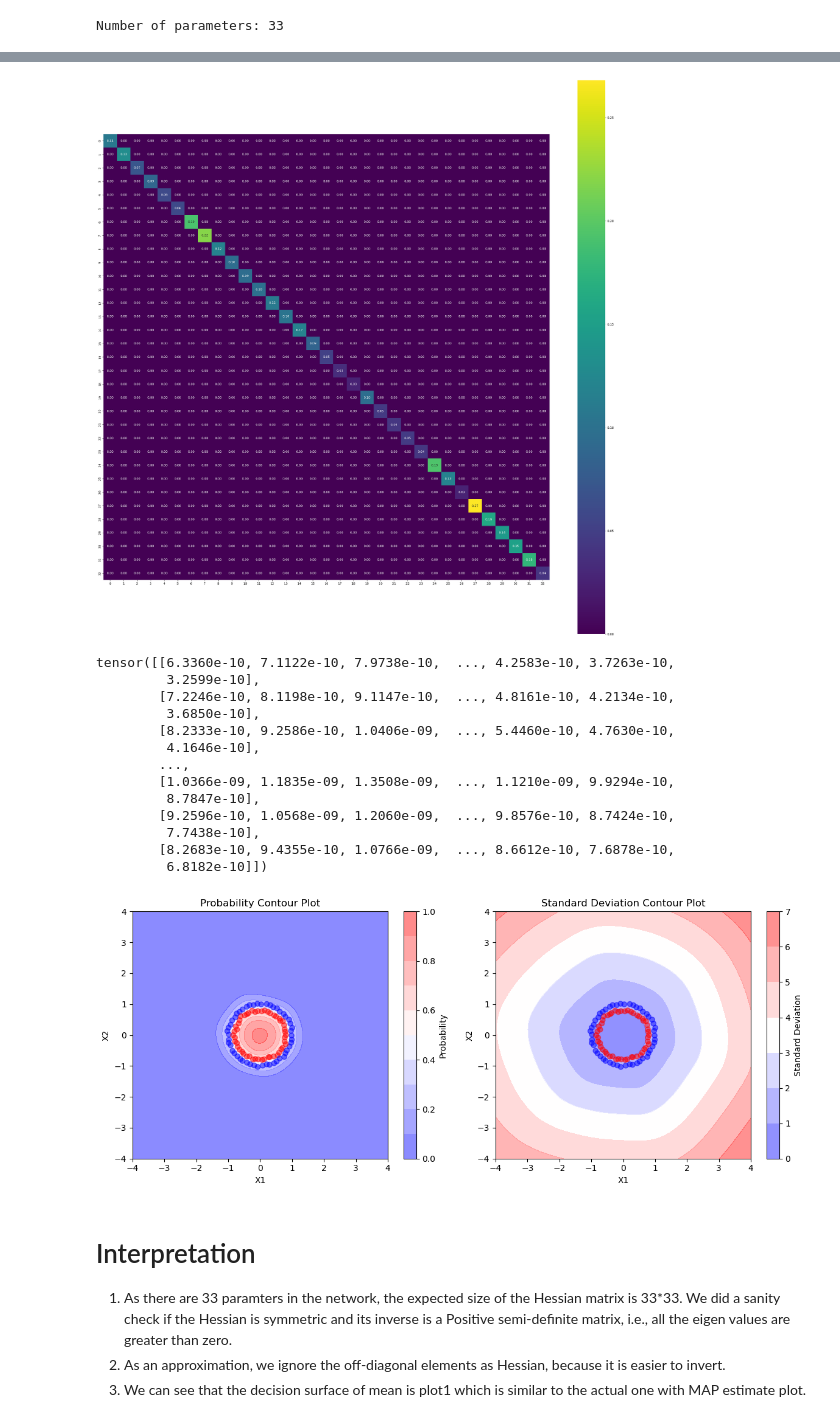
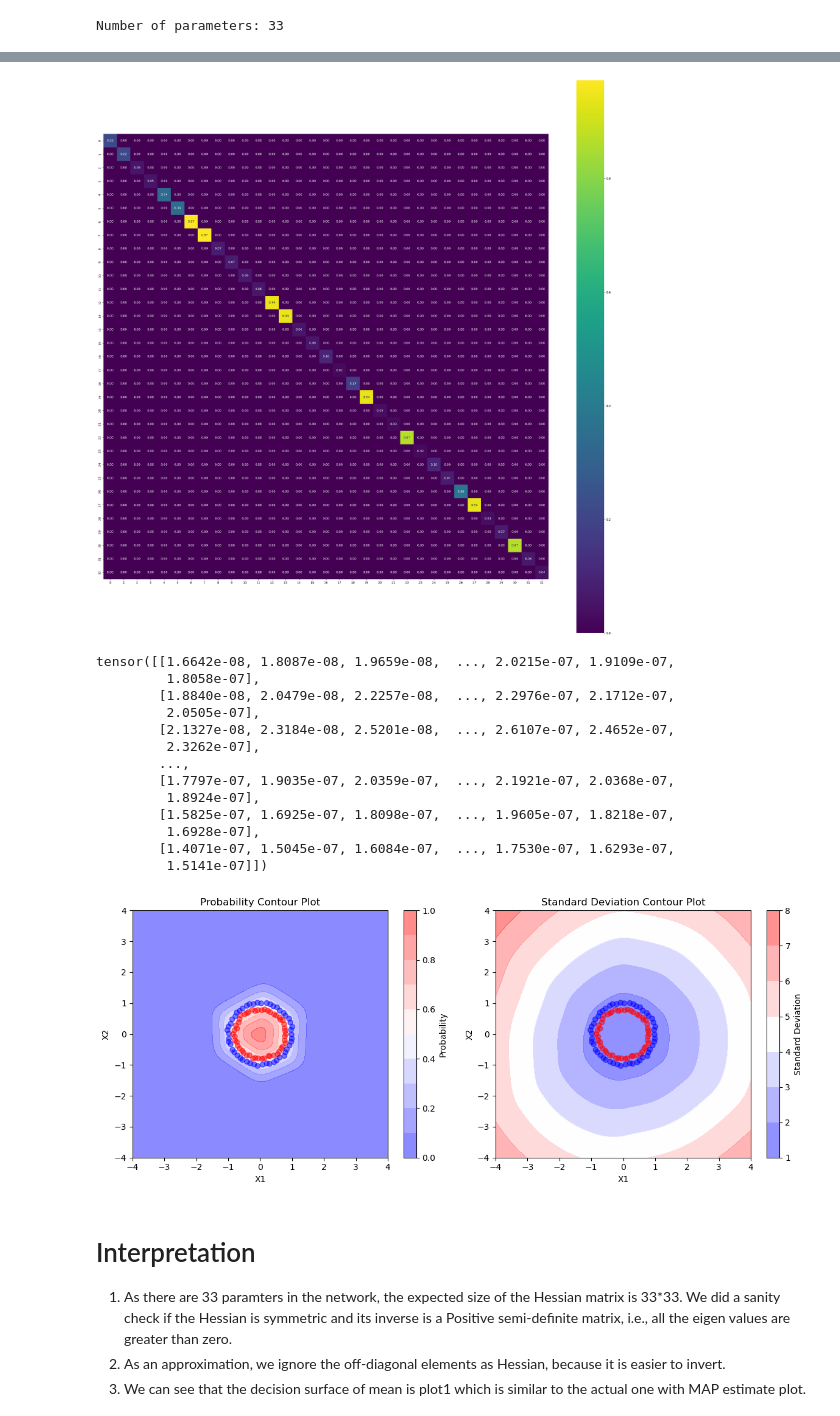
Before and after one commit to DhairyaShah981/pml-assignment3, a Jupyter notebook: pml-assignment3-dy.ipynb, the cells around one changed output, grey strips where cells are left out. Drawn from its saved outputs; the diff is of its cells as text; code cells hidden in the pictures.

```diff
--- a/A3.ipynb
+++ b/pml-assignment3-dy.ipynb
@@ -498,10 +498,10 @@ Number of parameters: 33
 params_init = hamiltorch.util.flatten(net_classification).clone().detach().requires_grad_(True)
 
 # Define the optimizer (Adam in this case)
-optimizer = optim.Adam([params_init], lr=0.1)
+optimizer = optim.Adam([params_init], lr=0.01)
 
 # Number of optimization steps
-num_steps = 3000
+num_steps = 6000
 
 # Run gradient descent
 for i in range(num_steps):
@@ -688,7 +699,7 @@ plt.figure(figsize=(33, 33))
 sns.heatmap(covariance_matrix_approx.detach().numpy(), annot=True, fmt=".2f", cmap="viridis")
 plt.gca().set_aspect("equal", "box")
 # %% [output]
-[figure, old version]
+[figure, new version]
 # %%
 # make a list of MAP parameters and then sample from the multivariate normal distribution
 map_params_list = []
@@ -701,14 +712,9 @@ num_samples = 1000
 samples = torch.distributions.MultivariateNormal(map_params_list, covariance_matrix_approx).sample((num_samples,))
 # %%
 #  Use these parameters to obtain the predictive posterior with Monte Carlo sampling on a uniform 2d grid. Plot mean and standard deviation surfaces side-by-side with something similar to plt.subplots()
-
-
-# Consider burning the first 100 samples
-posterior_samples = samples[100:]
+posterior_samples = samples
 y_preds = []
-n_grid = 200
-lims = 4
-twod_grid = torch.tensor(np.meshgrid(np.linspace(-lims, lims, n_grid), np.linspace(-lims, lims, n_grid))).float()
+grid_points = torch.tensor(np.meshgrid(np.linspace(-4, 4, 200), np.linspace(-4, 4, 200))).float()
 
 with torch.no_grad():
     for theta in posterior_samples:
@@ -716,51 +722,49 @@ with torch.no_grad():
         params = net_classification.state_dict()
         for i, (name, _) in enumerate(params.items()):
             params[name] = params_list[i]
-        y_pred = torch.func.functional_call(net_classification, params, twod_grid.view(2, -1).T).squeeze()
-
-        y_preds.append(y_pred)
+        y_preds.append(torch.func.functional_call(net_classification, params, grid_points.view(2, -1).T).squeeze())
 # %%
-logits = torch.stack(y_preds).mean(axis=0).reshape(n_grid, n_grid)
+logits = torch.stack(y_preds).mean(axis=0).reshape(200, 200)
 probs = torch.sigmoid(logits)
 # %%
 probs
 # %% [output]
-tensor([[6.3360e-10, 7.1122e-10, 7.9738e-10,  ..., 4.2583e-10, 3.7263e-10,
-         3.2599e-10],
-        [7.2246e-10, 8.1198e-10, 9.1147e-10,  ..., 4.8161e-10, 4.2134e-10,
-         3.6850e-10],
-        [8.2333e-10, 9.2586e-10, 1.0406e-09,  ..., 5.4460e-10, 4.7630e-10,
-         4.1646e-10],
+tensor([[1.6642e-08, 1.8087e-08, 1.9659e-08,  ..., 2.0215e-07, 1.9109e-07,
+         1.8058e-07],
+        [1.8840e-08, 2.0479e-08, 2.2257e-08,  ..., 2.2976e-07, 2.1712e-07,
+         2.0505e-07],
+        [2.1327e-08, 2.3184e-08, 2.5201e-08,  ..., 2.6107e-07, 2.4652e-07,
+         2.3262e-07],
         ...,
-        [1.0366e-09, 1.1835e-09, 1.3508e-09,  ..., 1.1210e-09, 9.9294e-10,
-         8.7847e-10],
-        [9.2596e-10, 1.0568e-09, 1.2060e-09,  ..., 9.8576e-10, 8.7424e-10,
-         7.7438e-10],
-        [8.2683e-10, 9.4355e-10, 1.0766e-09,  ..., 8.6612e-10, 7.6878e-10,
-         6.8182e-10]])
+        [1.7797e-07, 1.9035e-07, 2.0359e-07,  ..., 2.1921e-07, 2.0368e-07,
+         1.8924e-07],
+        [1.5825e-07, 1.6925e-07, 1.8098e-07,  ..., 1.9605e-07, 1.8218e-07,
+         1.6928e-07],
+        [1.4071e-07, 1.5045e-07, 1.6084e-07,  ..., 1.7530e-07, 1.6293e-07,
+         1.5141e-07]])
 # %%
 fig, axs = plt.subplots(1, 2, figsize=(12, 5))
 
 # Plot the first figure
-contour1 = axs[0].contourf(twod_grid[0].numpy(), twod_grid[1].numpy(), probs.numpy(), cmap='bwr', alpha=0.5, levels=np.linspace(0, 1, 11))
+contour1 = axs[0].contourf(grid_points[0].numpy(), grid_points[1].numpy(), probs.numpy(), cmap='bwr', alpha=0.5, levels=np.linspace(0, 1, 11))
 axs[0].scatter(X_train[:, 0].numpy(), X_train[:, 1].numpy(), c=y_train.numpy(), cmap='bwr', alpha=0.5)
 axs[0].set_title('Probability Contour Plot')
 axs[0].set_xlabel('X1')
 axs[0].set_ylabel('X2')
 fig.colorbar(contour1, ax=axs[0], label='Probability')
 
 # Plot the second figure
-contour2 = axs[1].contourf(twod_grid[0].numpy(), twod_grid[1].numpy(), torch.stack(y_preds).std(axis=0).reshape(n_grid, n_grid).numpy(), cmap='bwr', alpha=0.5)
+contour2 = axs[1].contourf(grid_points[0].numpy(), grid_points[1].numpy(), torch.stack(y_preds).std(axis=0).reshape(200, 200).numpy(), cmap='bwr', alpha=0.5)
 axs[1].scatter(X_train[:, 0].numpy(), X_train[:, 1].numpy(), c=y_train.numpy(), cmap='bwr', alpha=0.5)
 axs[1].set_title('Standard Deviation Contour Plot')
 axs[1].set_xlabel('X1')
 axs[1].set_ylabel('X2')
 fig.colorbar(contour2, ax=axs[1], label='Standard Deviation')
 
 plt.tight_layout()
 plt.show()
 # %% [output]
-[figure, old version]
+[figure, new version]
 # %% [markdown]
 # Interpretation
 
```
Also changed, not shown: parts of 8 cells of this notebook, 1 other file.
